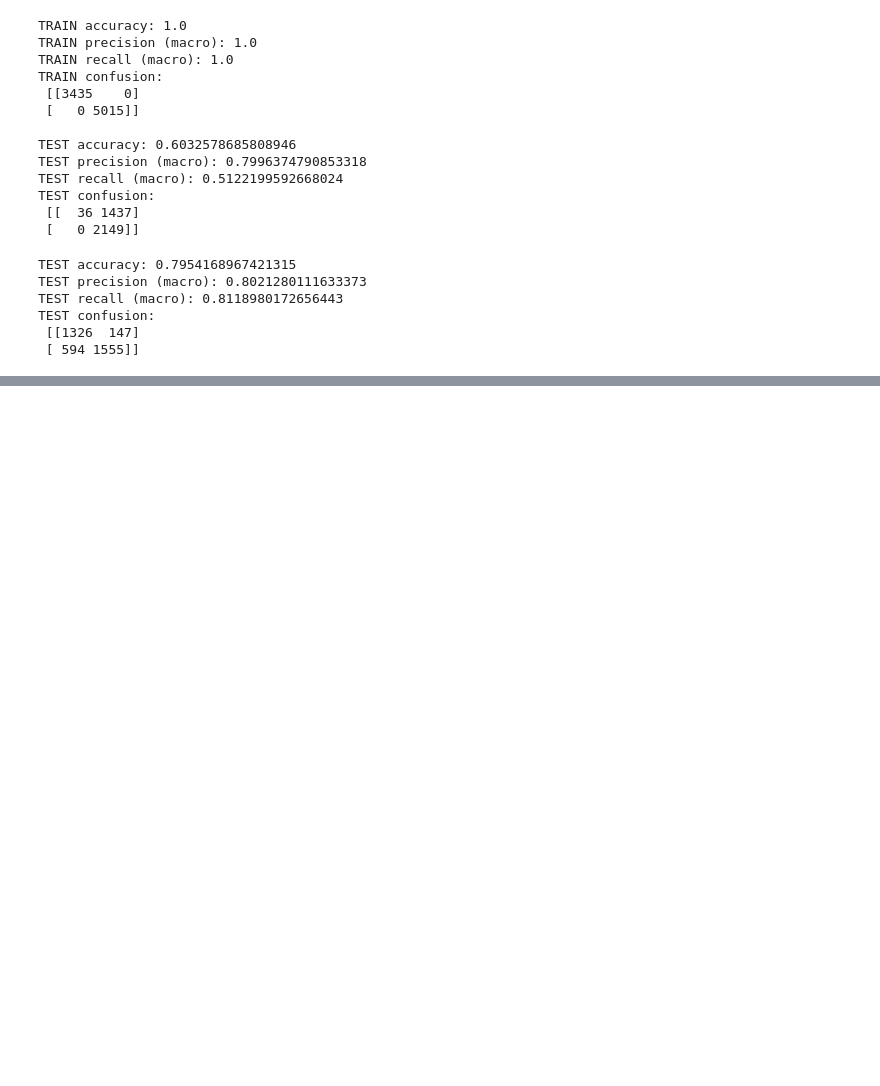
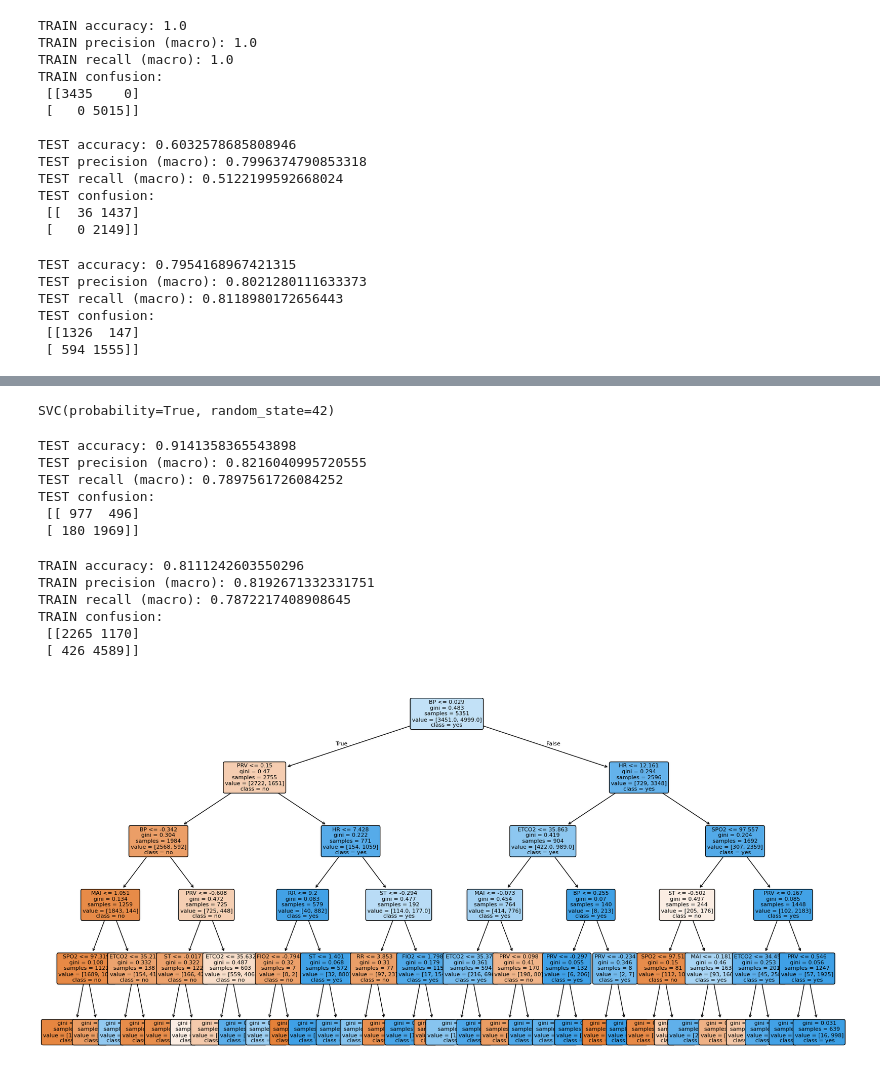
Before and after one commit to Michzru/Critical-oxygen-saturation-estimation, a Jupyter notebook: phase_3.ipynb, the cells around one changed output, grey strips where cells are left out. Cells and saved outputs as stored; diff of their text form; code cells hidden in the pictures; blank space fills up the shorter version.

Commit message:
finishing id3 and building tree and non-tree algorithm and graph

```diff
--- a/phase_3.ipynb
+++ b/phase_3.ipynb
@@ -560,0 +582,12 @@ TEST confusion:
+# %%
+
+rf_model = RandomForestClassifier(
+    n_estimators=100,
+    max_depth=5,
+    min_samples_split=5,
+    min_samples_leaf=2,
+    random_state=42,
+    n_jobs=-1
+)
+# %%
+rf_model.fit(X_train_np, y_train_np)
@@ -560,0 +638,4 @@ TEST confusion:
+# %%
+svm_model.fit(X_train_np, y_train)
+# %% [output]
+SVC(probability=True, random_state=42)
@@ -560,0 +646,43 @@ TEST confusion:
+# %%
+print()
+print("TEST accuracy:", accuracy_score(y_test_np, y_pred))
+print("TEST precision (macro):", precision_score(y_test_np, y_pred_test, average='macro'))
+print("TEST recall (macro):", recall_score(y_test_np, y_pred_test, average='macro'))
+print("TEST confusion:\n", confusion_matrix(y_test_np, y_pred_test))
+# %% [output]
+TEST accuracy: 0.9141358365543898
+TEST precision (macro): 0.8216040995720555
+TEST recall (macro): 0.7897561726084252
+TEST confusion:
+ [[ 977  496]
+ [ 180 1969]]
+# %%
+
+print("TRAIN accuracy:", accuracy_score(y_train_np, y_pred_train))
+print("TRAIN precision (macro):", precision_score(y_train_np, y_pred_train, average='macro'))
+print("TRAIN recall (macro):", recall_score(y_train_np, y_pred_train, average='macro'))
+print("TRAIN confusion:\n", confusion_matrix(y_train_np, y_pred_train))
+# %% [output]
+TRAIN accuracy: 0.8111242603550296
+TRAIN precision (macro): 0.8192671332331751
+TRAIN recall (macro): 0.7872217408908645
+TRAIN confusion:
+ [[2265 1170]
+ [ 426 4589]]
+# %%
+from sklearn.tree import plot_tree
+
+tree = rf_model.estimators_[0]
+
+plt.figure(figsize=(20, 10))
+plot_tree(
+    tree,
+    filled=True,
+    feature_names=X.columns,
+    class_names=['no', 'yes'],
+    rounded=True,
+    fontsize=8
+)
+plt.show()
+# %% [output]
+[figure, added]
```
Also changed, not shown: parts of 18 cells of this notebook, 3 other files.
